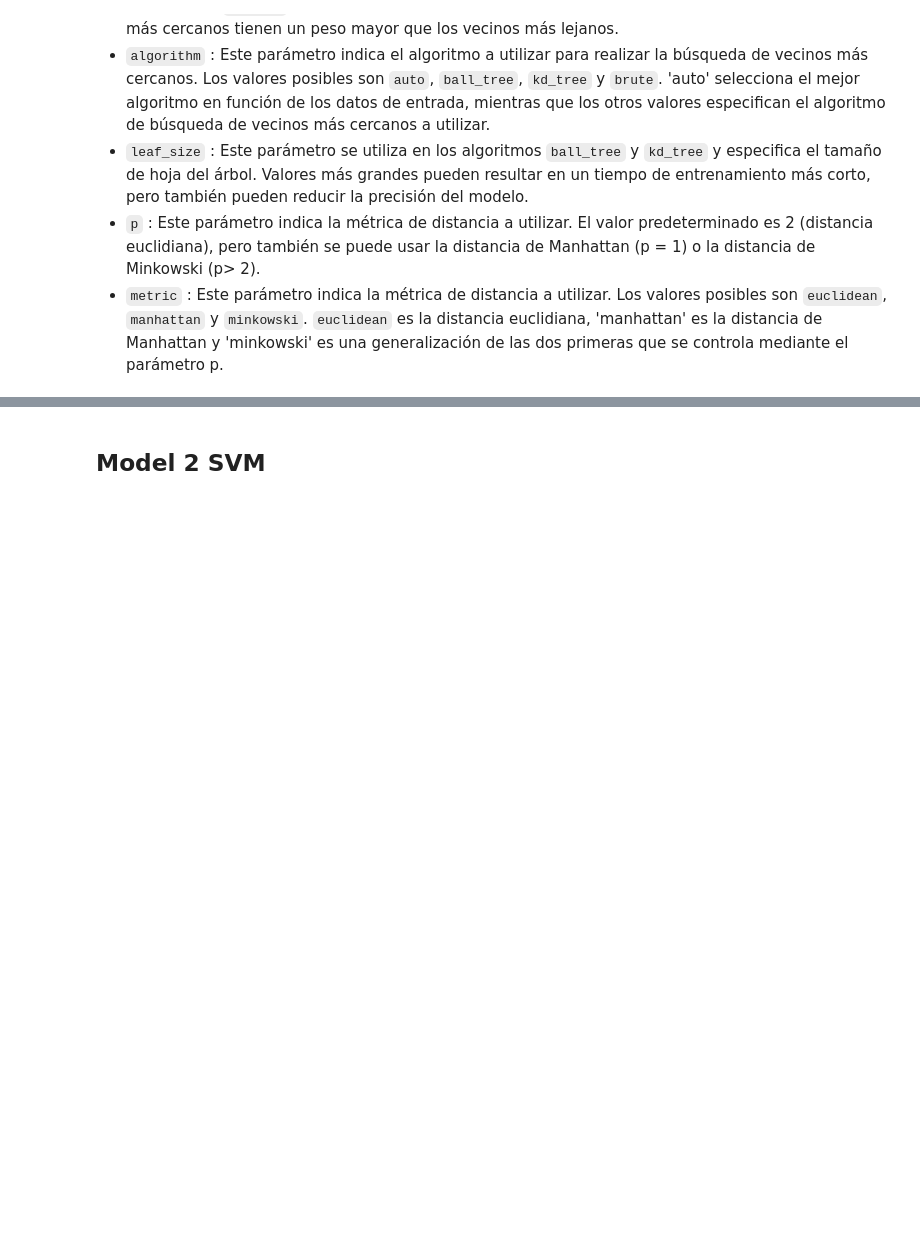
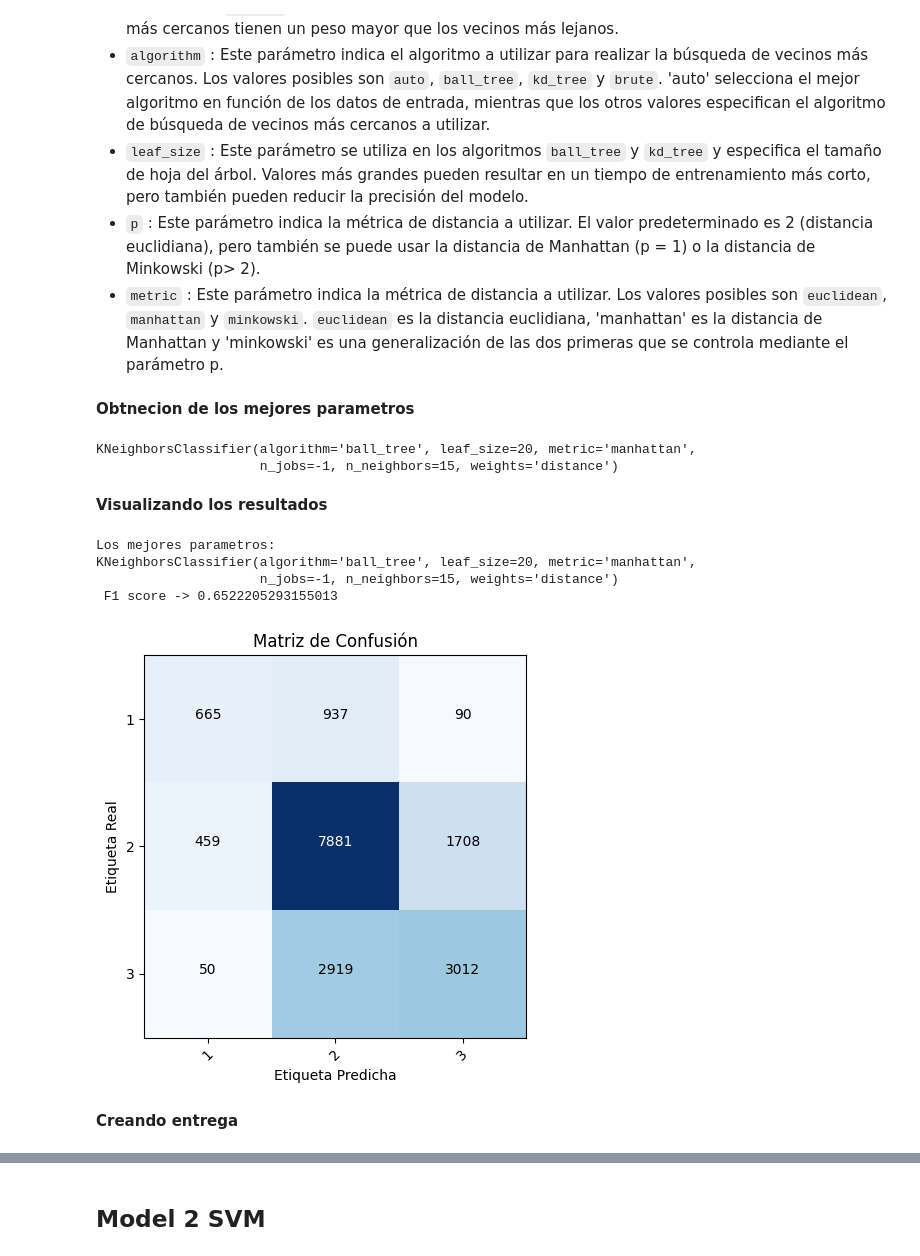
Before and after one commit to IgnacioBarb/Actividades-SNS, a Jupyter notebook: Actividad 3.10/Actividad3.10.ipynb, the cells around one changed output, grey strips where cells are left out. Saved outputs shown, nothing was run; the diff lists cells and outputs as text; code cells hidden in the pictures; blank space fills up the shorter version.

```diff
--- a/Actividad 3.10/Actividad3.10.ipynb
+++ b/Actividad 3.10/Actividad3.10.ipynb
@@ -197,2 +216,11 @@ plt.show()
 # %% [markdown]
 # Entrenamiento de modelos
+# %%
+from sklearn.model_selection import train_test_split
+# Dividir los datos originales en un tercio aleatorio para el conjunto de entrenamiento y dos tercios para el conjunto de prueba
+X_train_third, _, y_train_third, _ = train_test_split(
+    X_train, y_train, test_size=0.66, random_state=42)
+
+# Dividir el tercio aleatorio en un 20% para el conjunto de prueba y un 80% para el conjunto de entrenamiento
+Xtrain, Xtest, ytrain, ytest = train_test_split(
+    X_train_third, y_train_third, test_size=0.2, random_state=42)
@@ -206,10 +276,12 @@ plt.show()
 - `leaf_size` : Este parámetro se utiliza en los algoritmos `ball_tree` y `kd_tree` y especifica el tamaño de hoja del árbol. Valores más grandes pueden resultar en un tiempo de entrenamiento más corto, pero también pueden reducir la precisión del modelo.
 - `p` : Este parámetro indica la métrica de distancia a utilizar. El valor predeterminado es 2 (distancia euclidiana), pero también se puede usar la distancia de Manhattan (p = 1) o la distancia de Minkowski (p> 2).
 - `metric` : Este parámetro indica la métrica de distancia a utilizar. Los valores posibles son `euclidean`, `manhattan` y `minkowski`. `euclidean` es la distancia euclidiana, 'manhattan' es la distancia de Manhattan y 'minkowski' es una generalización de las dos primeras que se controla mediante el parámetro p.
+# %% [markdown]
+**Obtnecion de los mejores parametros**
 # %%
 from sklearn.neighbors import KNeighborsClassifier
 from sklearn.model_selection import RandomizedSearchCV
-from sklearn.metrics import f1_score
+
 
 # Definir los hiperparámetros a explorar en el modelo
 params = {
@@ -218,19 +290,39 @@ params = {
     'algorithm': ['auto', 'ball_tree', 'kd_tree', 'brute'],
     'leaf_size': [10, 20, 30, 40, 50],
     'p': [1, 2],
-    'metric': ['euclidean', 'manhattan', 'minkowski']
+    'metric': ['euclidean', 'manhattan', 'minkowski'],
+    'n_jobs' : [-1]
 }
 
 # Crear un objeto KNeighborsClassifier y aplicar la búsqueda aleatoria de hiperparámetros
 knc = KNeighborsClassifier()
-random_knc = RandomizedSearchCV(estimator=knc, param_distributions=params, cv=5, random_state=0)
-random_knc.fit(X_train, y_train)
-
-# Realizar predicciones con el mejor modelo obtenido
-predY = random_knc.best_estimator_.predict(X_test)
-
-# Evaluar el modelo mediante el cálculo del F1 score
-score = f1_score(y_train, predY, average='micro', labels=[1,2,3])
-
-# Imprimir los mejores parámetros encontrados y el F1 score obtenido
-print(f'Los mejores parametros: \n{random_knc.best_estimator_} \n F1 score -> {score}')
+random_knc = RandomizedSearchCV(estimator=knc, param_distributions=params, cv=5, random_state=0, n_jobs=-1)
+random_knc.fit(Xtrain, ytrain)
+random_knc.best_estimator_
+# %% [output]
+KNeighborsClassifier(algorithm='ball_tree', leaf_size=20, metric='manhattan',
+                     n_jobs=-1, n_neighbors=15, weights='distance')
+# %% [markdown]
+**Visualizando los resultados**
+# %%
+from sklearn.metrics import f1_score
+
+# Realizar predicciones con el mejor modelo obtenido
+predY = random_knc.best_estimator_.predict(Xtest)
+
+# Evaluar el modelo mediante el cálculo del F1 score
+score = f1_score(ytest, predY, average='micro', labels=[1,2,3])
+
+# Imprimir los mejores parámetros encontrados y el F1 score obtenido
+print(f'Los mejores parametros: \n{random_knc.best_params_} \n F1 score -> {score}')
+
+# Imprimir matriz de confusión
+plot_confusion_matrix(ytest, predY, classes = unique_labels(ytest, predY))
+# %% [output]
+Los mejores parametros:
+KNeighborsClassifier(algorithm='ball_tree', leaf_size=20, metric='manhattan',
+                     n_jobs=-1, n_neighbors=15, weights='distance')
+ F1 score -> 0.6522205293155013
+[figure, added]
+# %% [markdown]
+**Creando entrega**
```
Also changed, not shown: parts of 36 cells of this notebook.
